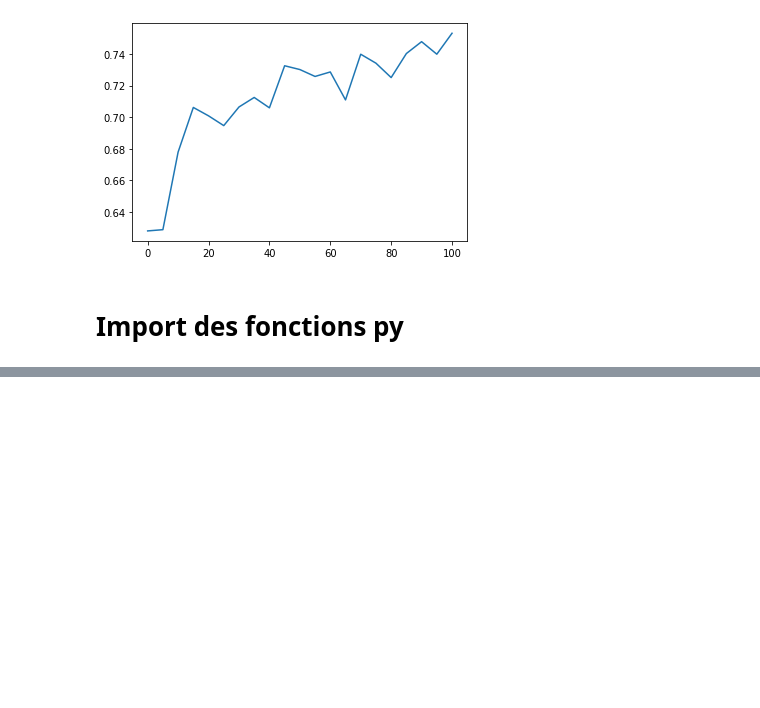
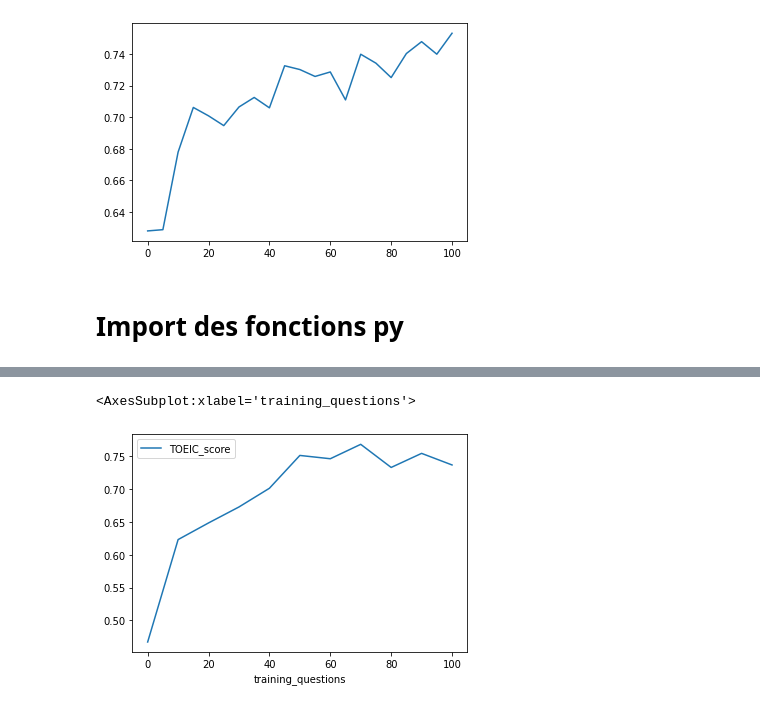
Before and after one commit to YohannD/riiid_final_project, a Jupyter notebook: notebooks/tm_prediction_loop.ipynb, the cells around one changed output, grey strips where cells are left out. Drawn from its saved outputs; the diff is of its cells as text; code cells hidden in the pictures; blank space fills up the shorter version.

```diff
--- a/notebooks/tm_prediction_loop.ipynb
+++ b/notebooks/tm_prediction_loop.ipynb
@@ -663,0 +1081,11 @@ entrainement 20/25
+# %%
+df_beginners_random=plot_learning_curve(my_pipeline,
+                        pipeline_features_list,
+                        qstats,
+                        initial_experience=[0,0,0,0,0,0,0],
+                        number_students=10,
+                        training_batch_size=5,
+                        number_of_training_batches=20,
+                        training_question_selection_strategy='random')
+print(df_beginners_random)
+df_beginners_random
@@ -663,0 +1123,5 @@ entrainement 20/25
+# %%
+df_beginners_random.plot()
+# %% [output]
+<AxesSubplot:xlabel='training_questions'>
+[figure, added]
```
Also changed, not shown: parts of 74 cells of this notebook, 1 other file.
